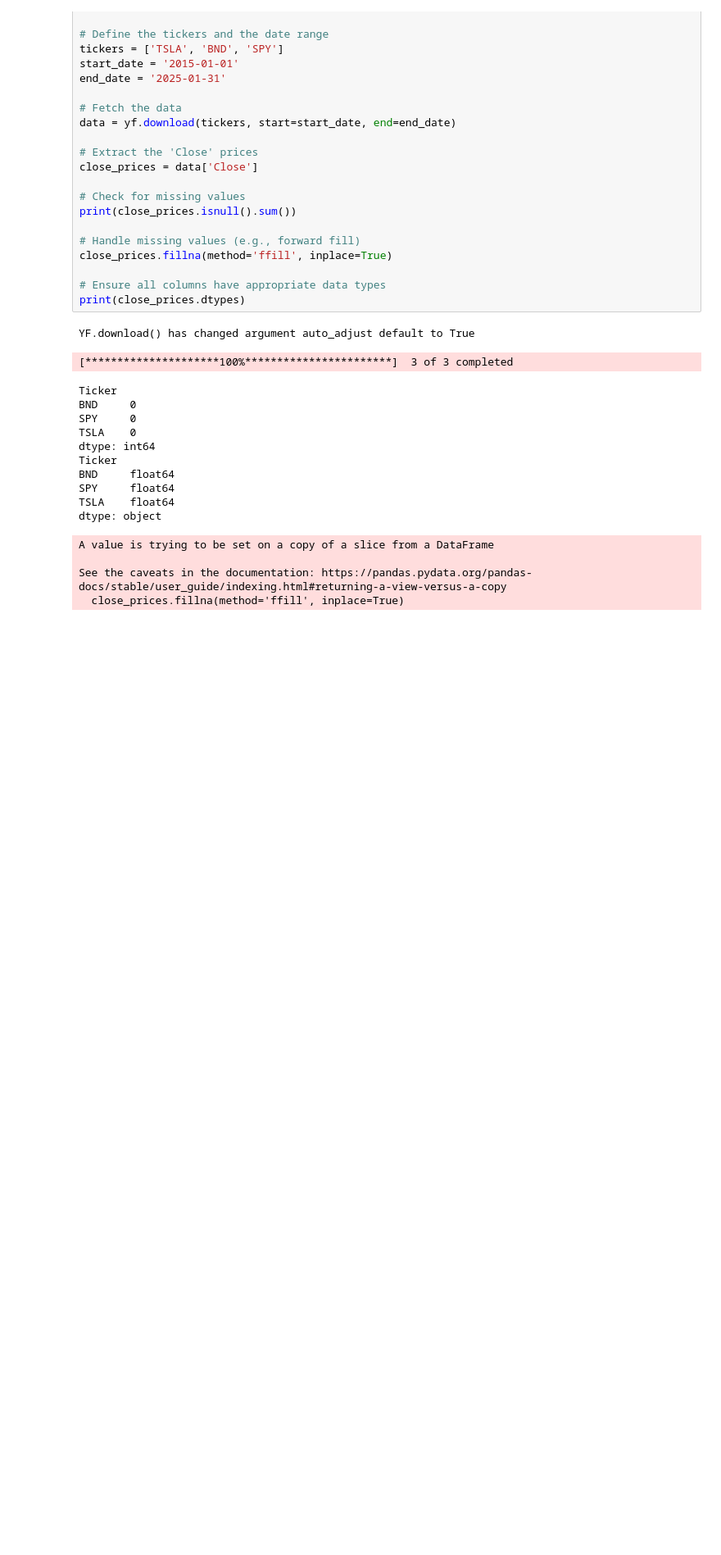
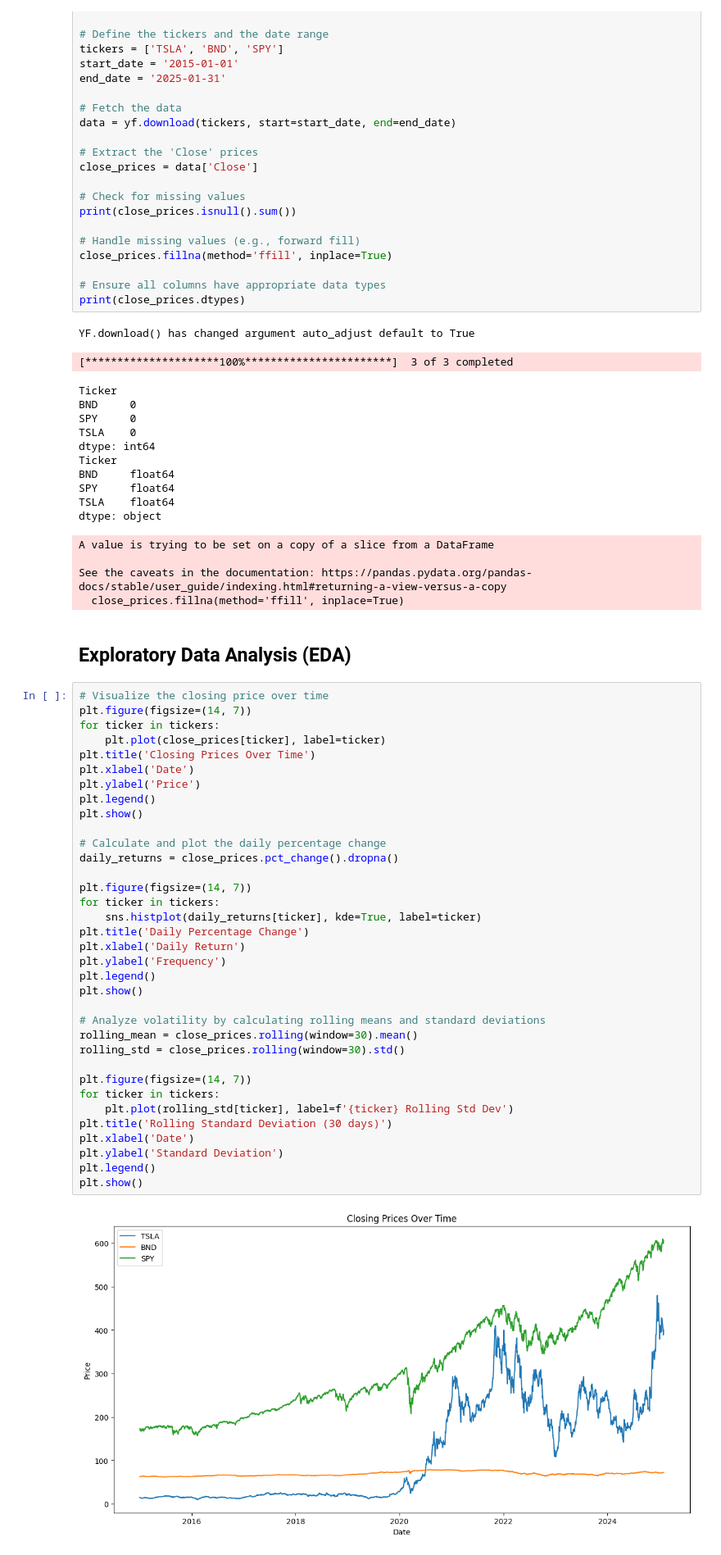
Before and after one commit to teddyhabtamu/Kifiya-AIM-Week-11, a Jupyter notebook: notebooks/EDA.ipynb, the cells around one changed output. Shown at 82% size. Drawn from its saved outputs; the diff is of its cells as text; blank space fills up the shorter version.

Commit message:
perform Explanatory Data Analysis(EDA)

```diff
--- a/notebooks/EDA.ipynb
+++ b/notebooks/EDA.ipynb
@@ -43,3 +43,42 @@ A value is trying to be set on a copy of a slice from a DataFrame
 
 See the caveats in the documentation: https://pandas.pydata.org/pandas-docs/stable/user_guide/indexing.html#returning-a-view-versus-a-copy
   close_prices.fillna(method='ffill', inplace=True)
+# %% [markdown]
+## Exploratory Data Analysis (EDA)
+# %%
+# Visualize the closing price over time
+plt.figure(figsize=(14, 7))
+for ticker in tickers:
+    plt.plot(close_prices[ticker], label=ticker)
+plt.title('Closing Prices Over Time')
+plt.xlabel('Date')
+plt.ylabel('Price')
+plt.legend()
+plt.show()
+
+# Calculate and plot the daily percentage change
+daily_returns = close_prices.pct_change().dropna()
+
+plt.figure(figsize=(14, 7))
+for ticker in tickers:
+    sns.histplot(daily_returns[ticker], kde=True, label=ticker)
+plt.title('Daily Percentage Change')
+plt.xlabel('Daily Return')
+plt.ylabel('Frequency')
+plt.legend()
+plt.show()
+
+# Analyze volatility by calculating rolling means and standard deviations
+rolling_mean = close_prices.rolling(window=30).mean()
+rolling_std = close_prices.rolling(window=30).std()
+
+plt.figure(figsize=(14, 7))
+for ticker in tickers:
+    plt.plot(rolling_std[ticker], label=f'{ticker} Rolling Std Dev')
+plt.title('Rolling Standard Deviation (30 days)')
+plt.xlabel('Date')
+plt.ylabel('Standard Deviation')
+plt.legend()
+plt.show()
+# %% [output]
+[figure, added]
```
Also changed, not shown: parts of 1 cell of this notebook.
